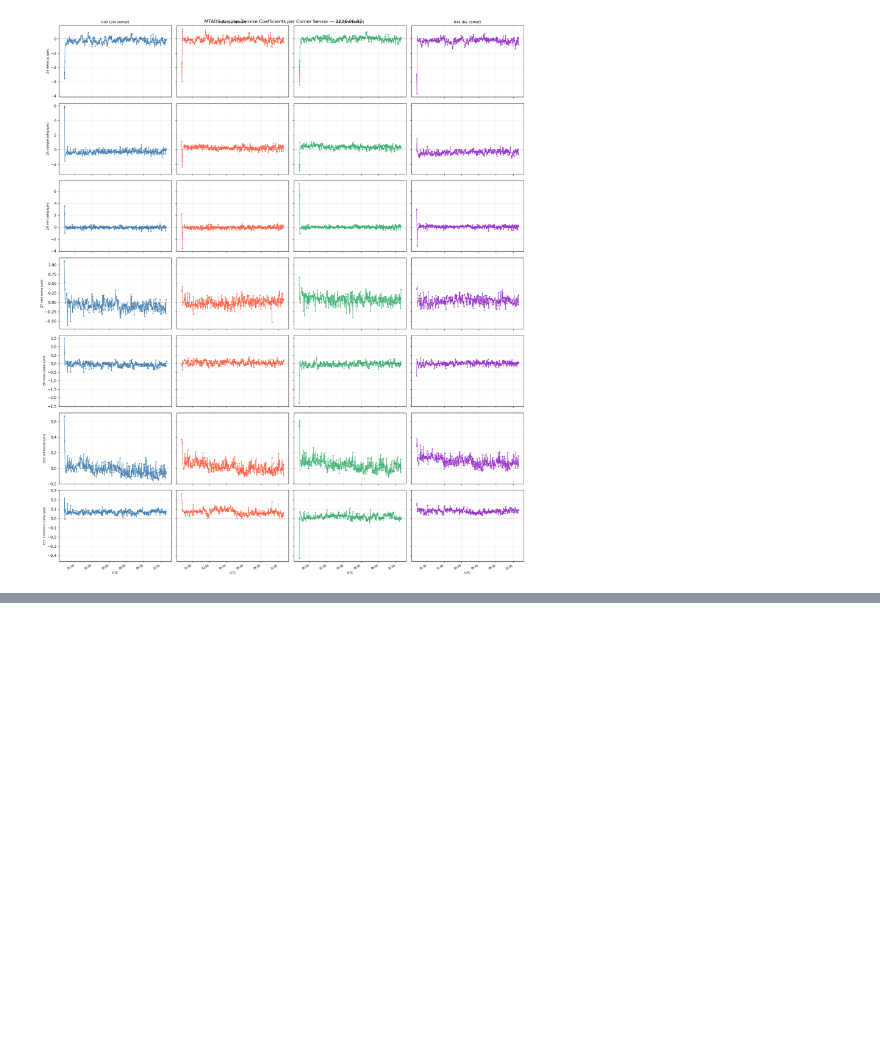
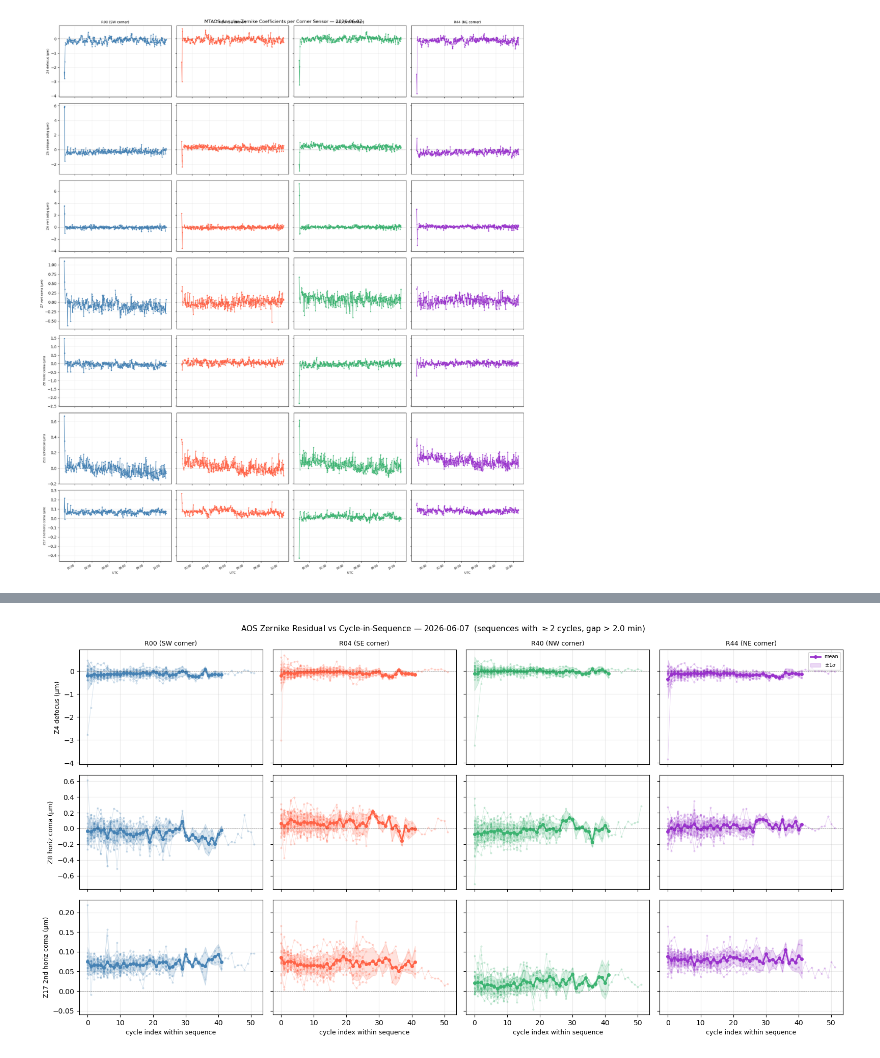
Before and after one commit to bstalder/notebooks, a Jupyter notebook: earlyoperations/optical_psf/MTAOS_WavefrontError_Zernikes.ipynb, the cells around one changed output, grey strips where cells are left out. Saved outputs shown, nothing was run; the diff lists cells and outputs as text; code cells hidden in the pictures; blank space fills up the shorter version.

```diff
--- a/earlyoperations/optical_psf/MTAOS_WavefrontError_Zernikes.ipynb
+++ b/earlyoperations/optical_psf/MTAOS_WavefrontError_Zernikes.ipynb
@@ -302,0 +396,99 @@ if not df_wfe.empty:
+# %%
+# Modes to inspect — Z4 (defocus, control loop's main term), Z8 (horiz coma),
+# Z17 (2nd horiz coma — the one with the apparent offset).
+CONV_MODES = [4, 8, 17]
+CONV_NAMES = {
+    4:  "Z4 defocus",
+    8:  "Z8 horiz coma",
+    17: "Z17 2nd horiz coma",
+}
+MIN_SEQ_LEN = 2     # need >= 2 cycles to see evolution
+MIN_COUNT   = 8     # require >= this many sensor-sequences at a given cycle index
+
+if df_wfe.empty:
+    print("No data.")
+else:
+    # Keep sequences with >= MIN_SEQ_LEN cycles.
+    seq_lengths = df_wfe.groupby("sequence_id")["cycle_index"].max() + 1
+    long_seqs   = seq_lengths[seq_lengths >= MIN_SEQ_LEN].index
+    df_conv     = df_wfe[df_wfe["sequence_id"].isin(long_seqs)].copy()
+
+    sensor_ids = sorted(df_conv["sensorId"].unique())
+    n_sensors  = len(sensor_ids)
+    n_modes    = len(CONV_MODES)
+
+    fig, axes = plt.subplots(
+        n_modes, n_sensors,
+        figsize=(4.0 * n_sensors, 2.8 * n_modes),
+        sharex=True, sharey="row", squeeze=False,
+    )
+
+    for col_idx, sid in enumerate(sensor_ids):
+        df_s  = df_conv[df_conv["sensorId"] == sid]
+        label = SENSOR_LABELS.get(int(sid), f"sensor {sid}")
+        color = SENSOR_COLORS.get(int(sid), "gray")
+
+        for row_idx, noll in enumerate(CONV_MODES):
+            ax  = axes[row_idx][col_idx]
+            col = f"nollZernikeValues{noll - NOLL_OFFSET}"
+            if col not in df_s.columns:
+                ax.set_visible(False)
+                continue
+
+            # Faded per-sequence trajectories.
+            for sq, df_sq in df_s.groupby("sequence_id"):
+                df_sq = df_sq.sort_values("cycle_index")
+                ax.plot(df_sq["cycle_index"], df_sq[col],
+                        color=color, alpha=0.18, lw=0.8, marker="o", ms=2)
+
+            # Mean +/- std across sequences at each cycle index.
+            agg = df_s.groupby("cycle_index")[col].agg(["mean", "std", "count"])
+            agg = agg[agg["count"] >= 2]
+            if not agg.empty:
+                ax.plot(agg.index, agg["mean"], color=color, lw=2.0,
+                        marker="o", ms=4, label="mean")
+                ax.fill_between(agg.index,
+                                agg["mean"] - agg["std"],
+                                agg["mean"] + agg["std"],
+                                color=color, alpha=0.18,
+                                label=r"$\pm$1$\sigma$")
+
+            ax.axhline(0, color="black", lw=0.5, ls="--", alpha=0.5)
+            ax.grid(True, alpha=0.25)
+
+            if row_idx == 0:
+                ax.set_title(label, fontsize=9)
+            if col_idx == 0:
+                ax.set_ylabel(f"{CONV_NAMES.get(noll, f'Z{noll}')} (µm)",
+                              fontsize=9)
+            if row_idx == n_modes - 1:
+                ax.set_xlabel("cycle index within sequence", fontsize=9)
+            if row_idx == 0 and col_idx == n_sensors - 1:
+                ax.legend(fontsize=7, loc="upper right")
+
+    fig.suptitle(
+        rf"AOS Zernike Residual vs Cycle-in-Sequence — {NIGHT_DATE}  "
+        rf"(sequences with $\geq${MIN_SEQ_LEN} cycles, gap > {SEQUENCE_GAP_MIN} min)",
+        fontsize=11,
+    )
+    plt.tight_layout()
+    plt.show()
+
+    # Per-mode summary: residual mean / std vs cycle index, pooled across sensors.
+    print("\nPer-mode residual statistics by cycle_index "
+          f"(only cycle indices with count >= {MIN_COUNT}):")
+    for noll in CONV_MODES:
+        col = f"nollZernikeValues{noll - NOLL_OFFSET}"
+        s = (df_conv.groupby("cycle_index")[col]
+             .agg(["mean", "std", "count"])
+             .round(4))
+        s = s[s["count"] >= MIN_COUNT]
+        print(f"\n--- {CONV_NAMES.get(noll, f'Z{noll}')} ({col}) ---")
+        if len(s) <= 14:
+            print(s.to_string())
+        else:
+            print(s.head(7).to_string())
+            print("  ...")
+            print(s.tail(5).to_string())
+# %% [output]
+[figure, added]
```
Also changed, not shown: parts of 4 cells of this notebook, 1 other file.
